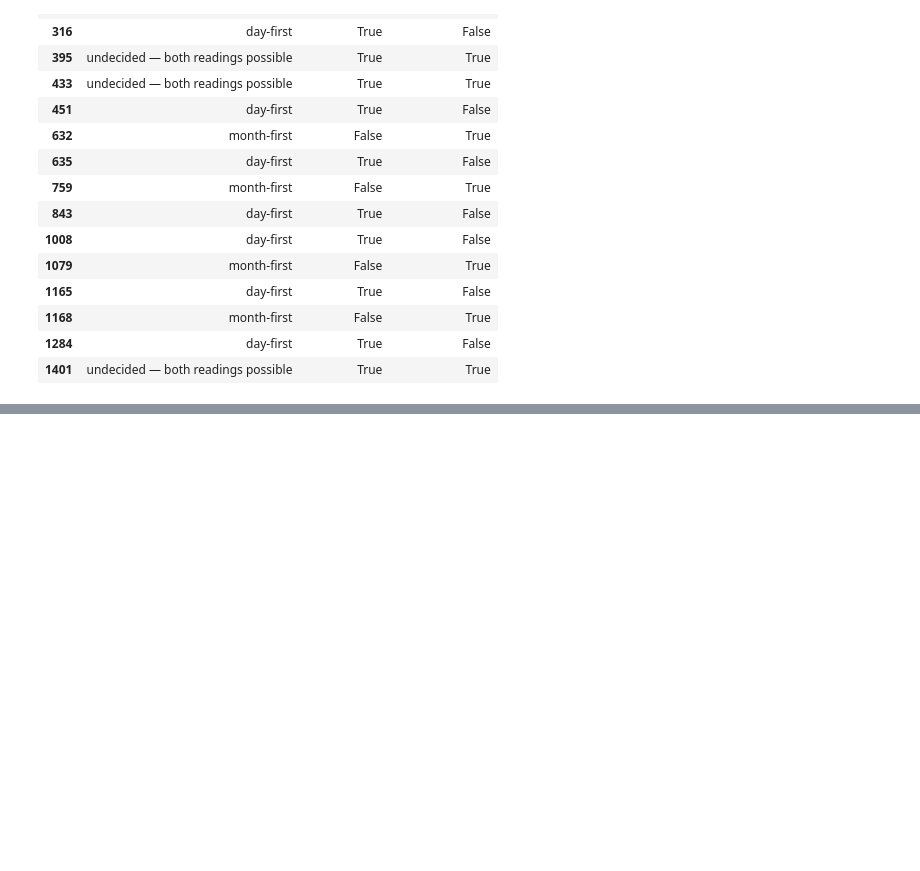
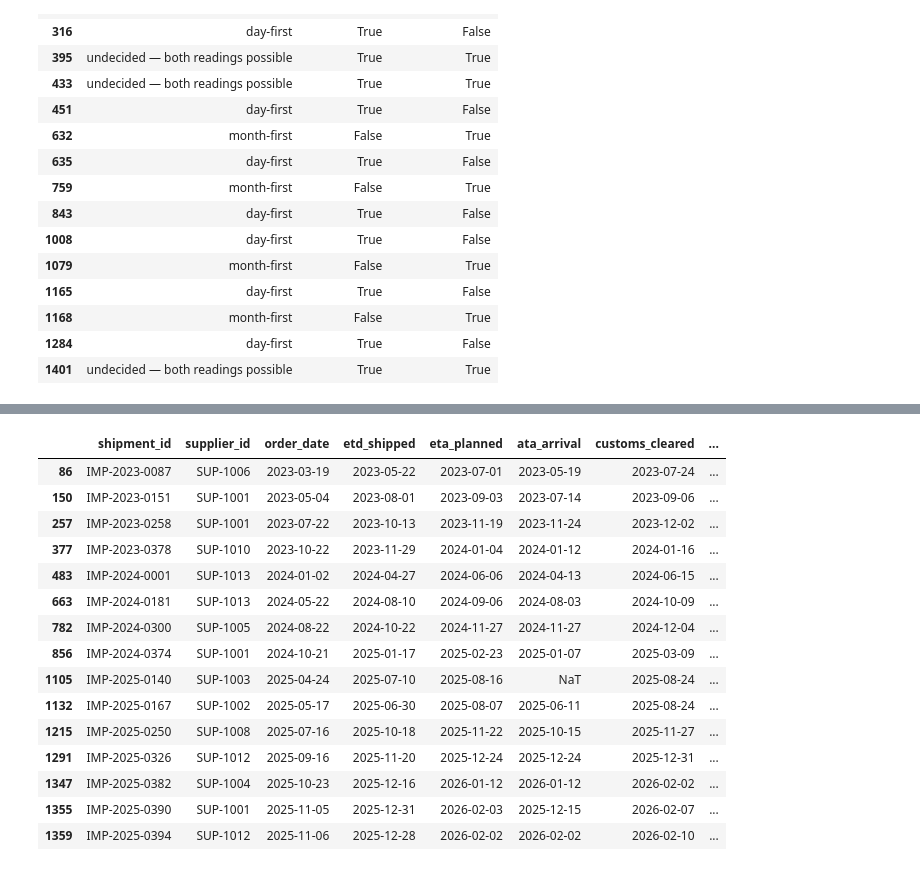
Before and after one commit to aanaya-hub/mx-machinery-imports, a Jupyter notebook: notebooks/01-data-repair-and-eda.ipynb, the cells around one changed output, grey strips where cells are left out. Drawn from its saved outputs; the diff is of its cells as text; code cells hidden in the pictures; blank space fills up the shorter version.

```diff
--- a/notebooks/01-data-repair-and-eda.ipynb
+++ b/notebooks/01-data-repair-and-eda.ipynb
@@ -901,0 +1018,69 @@ Settled by the order of events: 13 of 17
+# %%
+#
+# In plain terms: every row now carries a word saying how its dates should be
+# read. This cell uses that word to turn all six date columns into real dates —
+# and then asks the obvious follow-up: does the resulting sequence of events
+# make sense?
+# =============================================================================
+
+def parse_with_convention(idx):
+    """Read one row's six dates using the convention already decided for that row."""
+    convention = date_convention.loc[idx]        # the word decided in the two cells above
+    if convention == "not applicable (no slash dates)":
+        convention = "day-first"                 # no slash values in this row, so the word is never used
+    return parse_row_dates(s.loc[idx, DATE_COLUMNS], convention)
+
+# Run it for every row, collecting the results in a dictionary keyed by the row's label…
+parsed_rows = {idx: parse_with_convention(idx) for idx in s.index}
+
+# …then turn that dictionary of dictionaries into a table. `orient="index"` means the outer
+# keys become the rows. A date a shipment does not have is simply left missing, which is
+# exactly right: 120 of these dates are blank in the file itself.
+dates = pd.DataFrame.from_dict(parsed_rows, orient="index")
+
+section("DATES — PARSED, ALL 1,458 SHIPMENTS",
+        "Every shipment's six dates, now as real dates rather than text. `:%Y-%m-%d` in the\n"
+        "last line below tells the f-string to print only the date part, in 2023-05-07 form.")
+print(f" parsed            : {dates.shape[0]:,} rows x {dates.shape[1]} columns")
+print(f" rows unreadable   : {sum(1 for v in parsed_rows.values() if not v)}")
+print(f" dates left missing: {int(dates.isna().sum().sum()):,}   (genuinely absent in the file)")
+print(f" orders span       : {dates['order_date'].min():%Y-%m-%d} to {dates['order_date'].max():%Y-%m-%d}")
+print()
+
+# The rules the sequence of events has to obey. Each line builds a yes/no flag for every
+# row — "is this date earlier than that one?" — and the results are collected in a dictionary
+# so they can be counted and compared instead of checked one at a time.
+section("DATES — SEQUENCES THAT COULD NOT HAVE HAPPENED",
+        "Four rules a real shipment can never break. Each line counts the shipments that break\n"
+        "one of them. These are not formatting problems — they are statements the data makes\n"
+        "that cannot be true.")
+checks = {
+    "left before it was ordered":   dates["etd_shipped"]       < dates["order_date"],
+    "arrived before it left":       dates["ata_arrival"]       < dates["etd_shipped"],
+    "cleared before it arrived":    dates["customs_cleared"]   < dates["ata_arrival"],
+    "received before it cleared":   dates["warehouse_receipt"] < dates["customs_cleared"],
+}
+for name, mask in checks.items():
+    print(f" {name:28s} {int(mask.sum()):>5,} rows")
+
+# `pd.concat(..., axis=1)` lines the four yes/no columns up side by side, and `.any(axis=1)`
+# then asks, for each shipment, "is ANY of those four true?" — one flag per shipment.
+any_bad = pd.concat(checks.values(), axis=1).any(axis=1)
+print()
+# ! 15 shipments describe a sequence that could not have happened. Every one follows.
+print(f" {int(any_bad.sum())} shipments show at least one impossible sequence:")
+print()
+
+# `.insert(position, name, values)` adds a column at a chosen spot, so the shipment is
+# identifiable before the dates that contradict each other.
+bad_dates = dates[any_bad].copy()
+bad_dates.insert(0, "shipment_id", s.loc[any_bad.index, "shipment_id"])
+bad_dates.insert(1, "supplier_id", s.loc[any_bad.index, "supplier_id"])
+
+# ? Two kinds of error are mixed in here. A shipment that arrives three weeks before it
+#   departed is a corrupted record. One that clears customs a single day before it was
+#   booked into the warehouse is probably a typing slip by whoever keyed it in. Both
+#   belong in the findings table, but they are not the same problem and should not be
+#   fixed the same way.
+bad_dates
+# %% [output]
@@ -901,0 +1104,16 @@ Settled by the order of events: 13 of 17
+|  | shipment_id | supplier_id | order_date | etd_shipped | eta_planned | ata_arrival | customs_cleared | ... |
+| 86 | IMP-2023-0087 | SUP-1006 | 2023-03-19 | 2023-05-22 | 2023-07-01 | 2023-05-19 | 2023-07-24 | ... |
+| 150 | IMP-2023-0151 | SUP-1001 | 2023-05-04 | 2023-08-01 | 2023-09-03 | 2023-07-14 | 2023-09-06 | ... |
+| 257 | IMP-2023-0258 | SUP-1001 | 2023-07-22 | 2023-10-13 | 2023-11-19 | 2023-11-24 | 2023-12-02 | ... |
+| 377 | IMP-2023-0378 | SUP-1010 | 2023-10-22 | 2023-11-29 | 2024-01-04 | 2024-01-12 | 2024-01-16 | ... |
+| 483 | IMP-2024-0001 | SUP-1013 | 2024-01-02 | 2024-04-27 | 2024-06-06 | 2024-04-13 | 2024-06-15 | ... |
+| 663 | IMP-2024-0181 | SUP-1013 | 2024-05-22 | 2024-08-10 | 2024-09-06 | 2024-08-03 | 2024-10-09 | ... |
+| 782 | IMP-2024-0300 | SUP-1005 | 2024-08-22 | 2024-10-22 | 2024-11-27 | 2024-11-27 | 2024-12-04 | ... |
+| 856 | IMP-2024-0374 | SUP-1001 | 2024-10-21 | 2025-01-17 | 2025-02-23 | 2025-01-07 | 2025-03-09 | ... |
+| 1105 | IMP-2025-0140 | SUP-1003 | 2025-04-24 | 2025-07-10 | 2025-08-16 | NaT | 2025-08-24 | ... |
+| 1132 | IMP-2025-0167 | SUP-1002 | 2025-05-17 | 2025-06-30 | 2025-08-07 | 2025-06-11 | 2025-08-24 | ... |
+| 1215 | IMP-2025-0250 | SUP-1008 | 2025-07-16 | 2025-10-18 | 2025-11-22 | 2025-10-15 | 2025-11-27 | ... |
+| 1291 | IMP-2025-0326 | SUP-1012 | 2025-09-16 | 2025-11-20 | 2025-12-24 | 2025-12-24 | 2025-12-31 | ... |
+| 1347 | IMP-2025-0382 | SUP-1004 | 2025-10-23 | 2025-12-16 | 2026-01-12 | 2026-01-12 | 2026-02-02 | ... |
+| 1355 | IMP-2025-0390 | SUP-1001 | 2025-11-05 | 2025-12-31 | 2026-02-03 | 2025-12-15 | 2026-02-07 | ... |
+| 1359 | IMP-2025-0394 | SUP-1012 | 2025-11-06 | 2025-12-28 | 2026-02-02 | 2026-02-02 | 2026-02-10 | ... |
```
Also changed, not shown: parts of 23 cells of this notebook.
